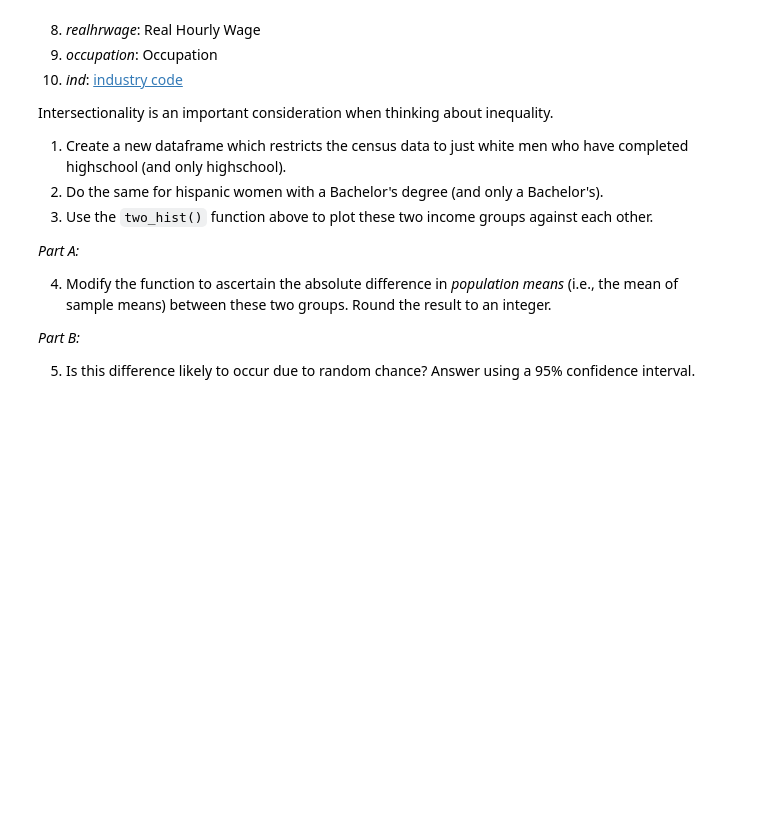
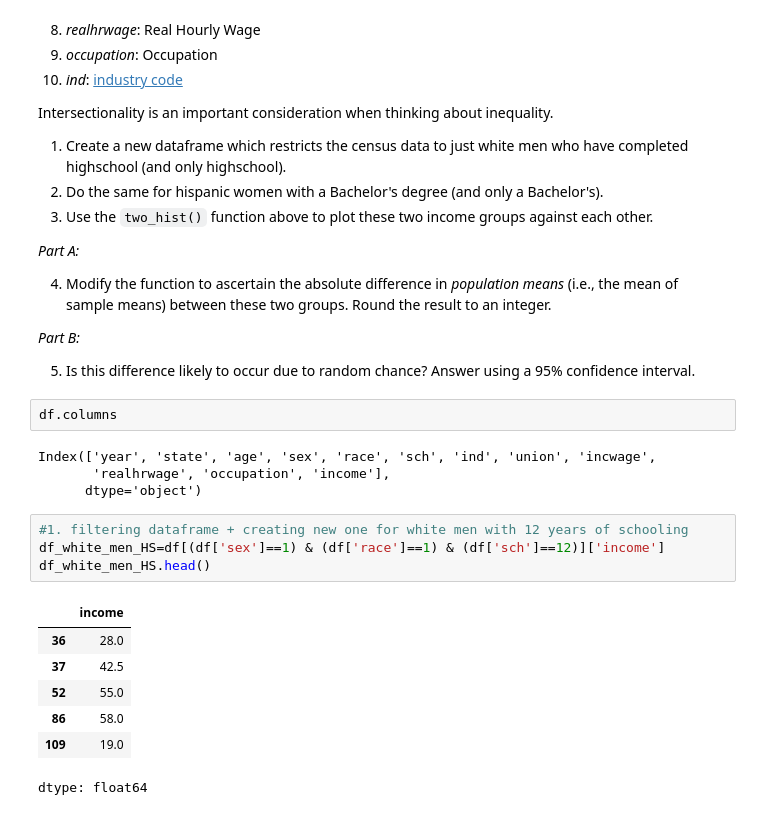
Before and after one commit to eli576/QM2, a Jupyter notebook: notebooks/W05. Distributions and Basic Statistics.ipynb, the cells around one changed output. Cells and saved outputs as stored; diff of their text form; blank space fills up the shorter version.

```diff
--- a/notebooks/W05. Distributions and Basic Statistics.ipynb
+++ b/notebooks/W05. Distributions and Basic Statistics.ipynb
@@ -623,3 +650,21 @@ Intersectionality is an important consideration when thinking about inequality.
 *Part B:*
 
 5. Is this difference likely to occur due to random chance? Answer using a 95% confidence interval.
+# %%
+df.columns
+# %% [output]
+Index(['year', 'state', 'age', 'sex', 'race', 'sch', 'ind', 'union', 'incwage',
+       'realhrwage', 'occupation', 'income'],
+      dtype='object')
+# %%
+#1. filtering dataframe + creating new one for white men with 12 years of schooling
+df_white_men_HS=df[(df['sex']==1) & (df['race']==1) & (df['sch']==12)]['income']
+df_white_men_HS.head()
+# %% [output]
+|  | income |
+| 36 | 28.0 |
+| 37 | 42.5 |
+| 52 | 55.0 |
+| 86 | 58.0 |
+| 109 | 19.0 |
+dtype: float64
```
Also changed, not shown: parts of 19 cells of this notebook.
